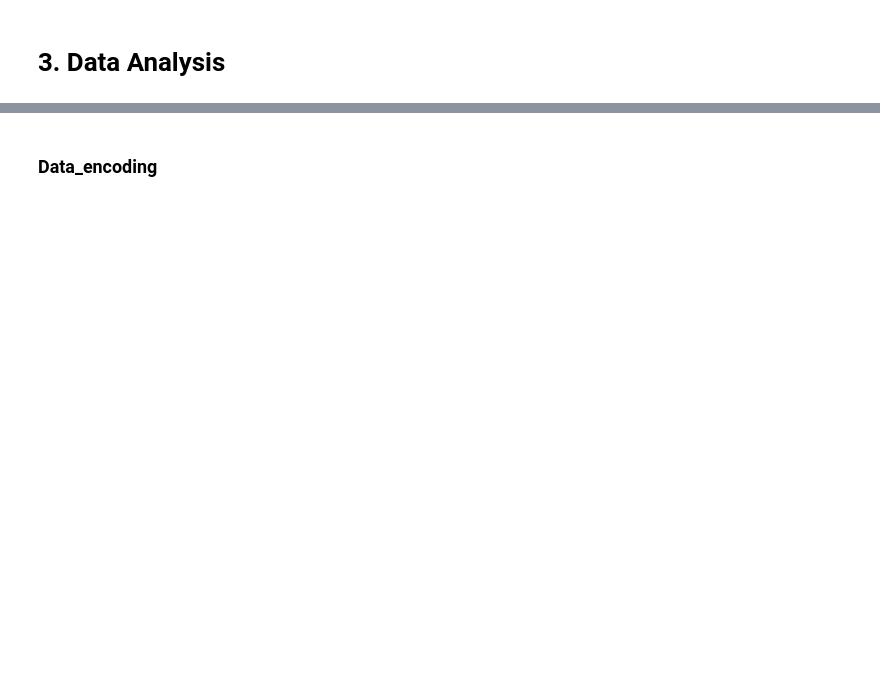
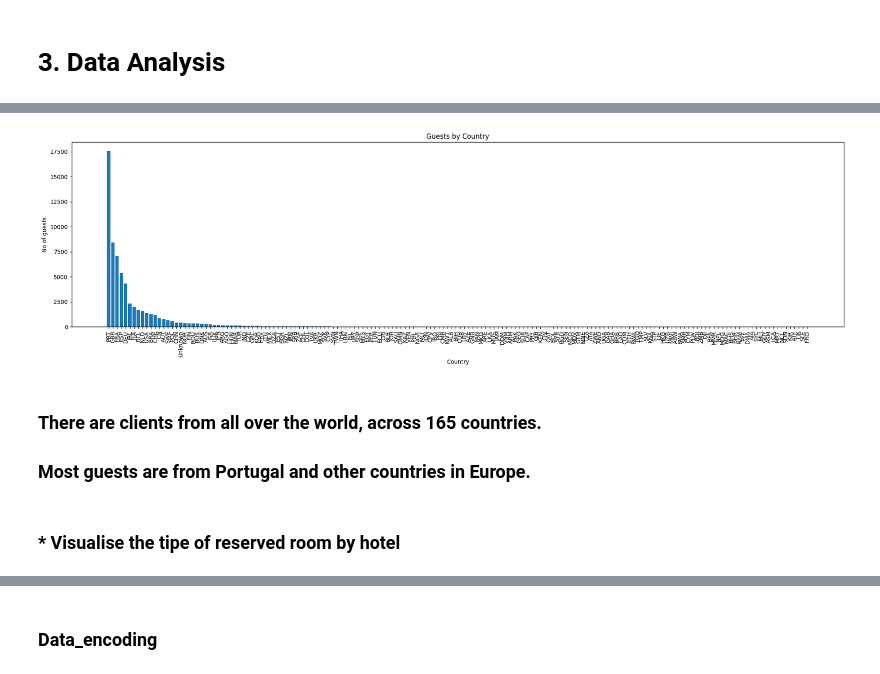
Before and after one commit to appexcell/Hotel-Booking-Prediction---Hospitality, a Jupyter notebook: notebook/hotel-booking-prediction.ipynb, the cells around one changed output, grey strips where cells are left out. Drawn from its saved outputs; the diff is of its cells as text; code cells hidden in the pictures; blank space fills up the shorter version.

```diff
--- a/notebook/hotel-booking-prediction.ipynb
+++ b/notebook/hotel-booking-prediction.ipynb
@@ -317,0 +352,10 @@ City_Hotel- expensive in may month
+# %%
+# Distribution of guests per country
+country_wise_counts = (
+    df.loc[df['is_canceled'] == 0, 'country']
+      .value_counts()
+      .reset_index()
+)
+
+country_wise_counts.columns = ['country', 'No of guests']
+country_wise_counts
@@ -317,0 +376,16 @@ City_Hotel- expensive in may month
+# %%
+# visualising distribution of guests per country
+fig, ax = plt.subplots(figsize=(20, 6))
+ax.bar(country_wise_counts['country'], country_wise_counts['No of guests'])
+ax.set_title('Guests by Country')
+ax.set_xlabel('Country')
+ax.set_ylabel('No of guests')
+plt.xticks(rotation=90)
+plt.tight_layout()
+# %% [output]
+[figure, added]
+# %% [markdown]
+### There are clients from all over the world, across 165 countries.
+### Most guests are from Portugal and other countries in Europe.
+# %% [markdown]
+### * Visualise the tipe of reserved room by hotel
```
Also changed, not shown: parts of 108 cells of this notebook.
